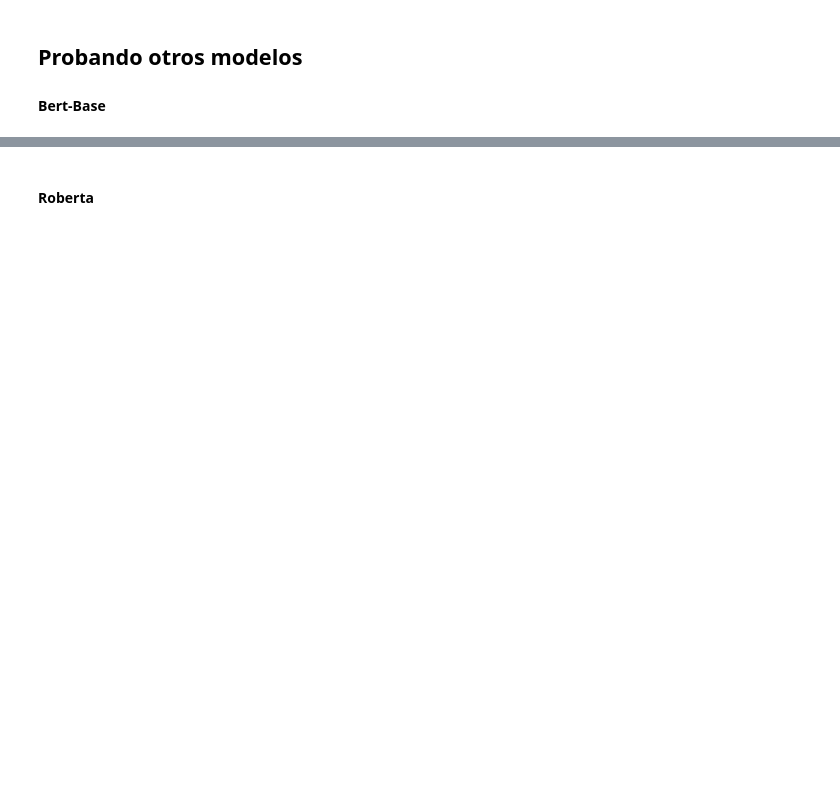
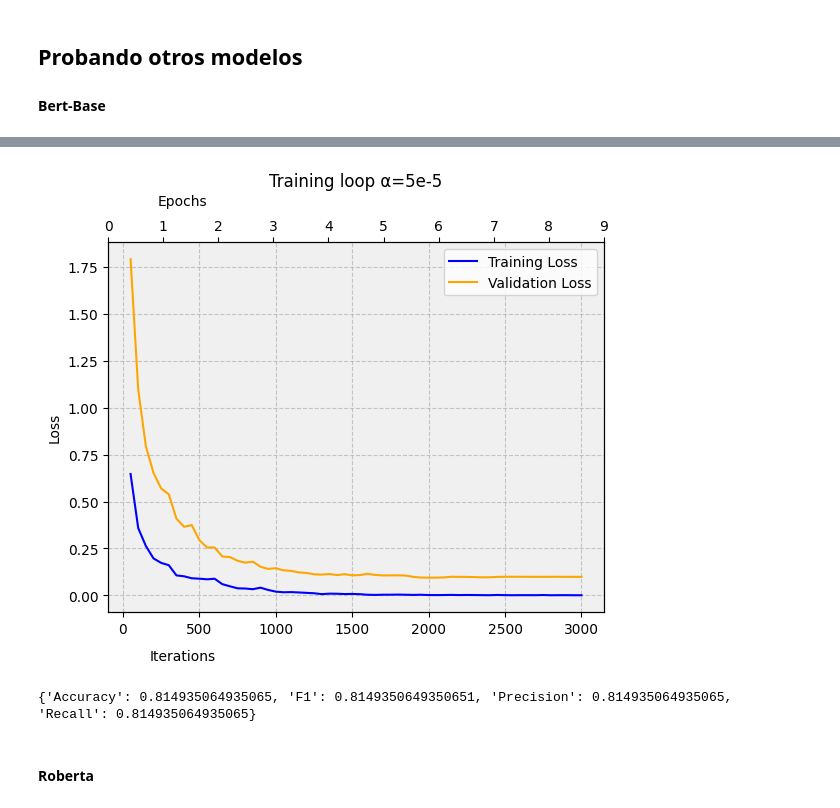
Before and after one commit to JosuBarru/WN-Domains, a Jupyter notebook: codigo/WN-Domains.ipynb, the cells around one changed output, grey strips where cells are left out. Drawn from its saved outputs; the diff is of its cells as text; code cells hidden in the pictures; blank space fills up the shorter version.

```diff
--- a/codigo/WN-Domains.ipynb
+++ b/codigo/WN-Domains.ipynb
@@ -280,4 +300,23 @@ torch.save(model, "./Pretrained/distilbertEpoch10Tasa2e-5")
 # %% [markdown]
 ## Probando otros modelos
 #### Bert-Base
+# %%
+model_ckpt='bert-base-uncased'
+tokenizer = AutoTokenizer.from_pretrained(model_ckpt)
+def preprocess_function(examples):
+    return tokenizer(examples["text"],truncation=True, max_length = 512)
+tokenized_train = train_dataset.map(preprocess_function, batched=True)
+tokenized_valid = valid_dataset.map(preprocess_function, batched=True)
+tokenized_test = test_dataset.map(preprocess_function, batched=True)
+tokenized_train = tokenized_train.remove_columns(["text"])
+tokenized_valid = tokenized_valid.remove_columns(["text"])
+tokenized_test = tokenized_test.remove_columns(["text"])
+
+tokenized_train.set_format("torch")
+tokenized_valid.set_format("torch")
+tokenized_test.set_format("torch")
+data_collator = DataCollatorWithPadding(tokenizer=tokenizer)
+train_dataloader = DataLoader(tokenized_train, batch_size=32, shuffle=True, collate_fn=data_collator)
+valid_dataloader = DataLoader(tokenized_valid, batch_size=64, shuffle=False, collate_fn=data_collator)
+test_dataloader = DataLoader(tokenized_test, batch_size=64, shuffle=False, collate_fn=data_collator)
 # %%
@@ -408,3 +402,57 @@ torch.save(model, "./Pretrained/distilbertSuperEntrenado")
+# %%
+
+iterations_x = np.arange(1, len(train_losses) + 1) * 50  # Crea un array de valores para cada 200 iteraciones
+
+epochs_x = np.arange(0, num_epochs)  # Crea un array de valores para las épocas
+
+fig, ax1 = plt.subplots()
+
+ax1.plot(iterations_x, train_losses, label='Training Loss', color='blue')
+ax1.plot(iterations_x, valid_losses, label='Validation Loss', color='orange')
+ax1.set_xlabel('Iterations')
+ax1.set_ylabel('Loss', color='black')
+ax1.legend(loc='upper right')
+ax1.xaxis.set_label_coords(0.15, -0.1)
+
+ax1.grid(True, linestyle='--', alpha=0.7)
+ax1.set_facecolor('#f0f0f0')
+
+# Crear un segundo eje x para las épocas
+ax2 = ax1.twiny()
+ax2.set_xticks(epochs_x)
+ax2.set_xlabel('Epochs')
+ax2.set_ylabel('Loss', color='black')
+ax2.xaxis.set_label_coords(0.15, 1.1)
+
+title = ax1.set_title("Training loop α=5e-5")
+title.set_y(2)
+
+plt.show()
+# %% [output]
+[figure, added]
+# %%
+
+model = torch.load("./Pretrained/bertEntrenadoEpoch4Tasa5e-5")
+model.eval()
+
+all_preds = []
+all_labels = []
+
+with torch.no_grad():
+    for batch in test_dataloader:
+        batch = {k: v.to(device) for k, v in batch.items()}
+        outputs = model(**batch)
+        logits = outputs.logits
+        preds = logits.argmax(dim=-1).cpu().numpy()
+        labels = batch['labels'].cpu().numpy()
+
+        all_preds.extend(preds)
+        all_labels.extend(labels)
+
+metrics = compute_metrics(all_preds, all_labels)
+print(metrics)
+# %% [output]
+{'Accuracy': 0.814935064935065, 'F1': 0.8149350649350651, 'Precision': 0.814935064935065, 'Recall': 0.814935064935065}
 # %% [markdown]
 #### Roberta
 # %%
```
Also changed, not shown: parts of 12 cells of this notebook, 1 other file.
